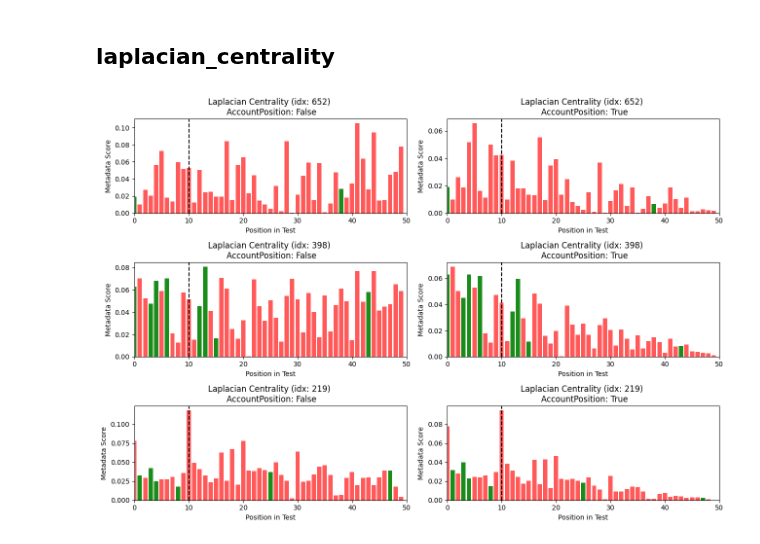
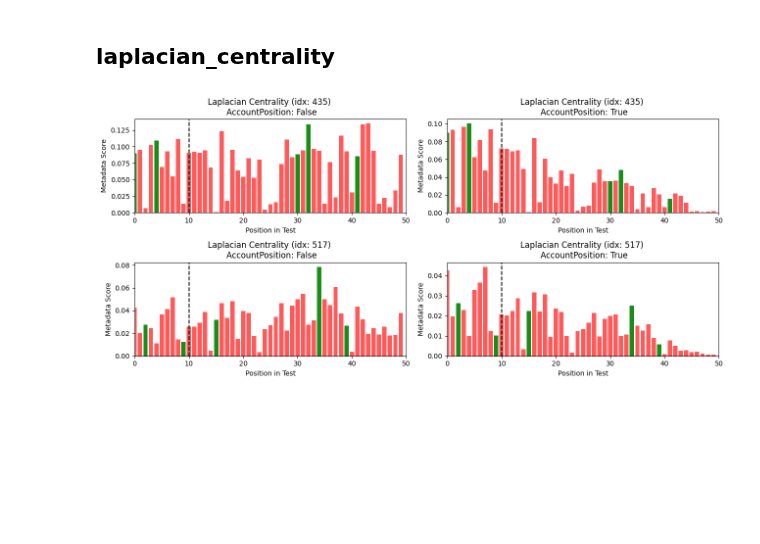
Before and after one commit to zyang37/beyond_vector_search, a Jupyter notebook: notebooks/re_rank.ipynb, the cells around one changed output. Saved outputs shown, nothing was run; the diff lists cells and outputs as text; code cells hidden in the pictures; blank space fills up the shorter version.

```diff
--- a/notebooks/re_rank.ipynb
+++ b/notebooks/re_rank.ipynb
@@ -535,14 +535,15 @@ def plot_degree_centrality_for_idx(sample_idx, test_res, gt_res, g_data, k, acco
 # %%
 # depend on number of random idx, make subplots, in 2 columns: accout for position and not
 
-number_of_plots = 3
+number_of_plots = 2
+random_idx_list = [random.randint(0, len(test_res)) for _ in range(number_of_plots)]
 
 fig, axs = plt.subplots(number_of_plots, 2, figsize=(13, 3*number_of_plots))
 
-for i in range(number_of_plots):
-    random_idx = random.randint(0, len(test_res))
+for i, random_idx in enumerate(random_idx_list):
     plot_degree_centrality_for_idx(random_idx, test_res, gt_res, g_data, k, account_for_position=False, ax=axs[i][0])
     plot_degree_centrality_for_idx(random_idx, test_res, gt_res, g_data, k, account_for_position=True, ax=axs[i][1])
 plt.tight_layout()
+plt.savefig("gt_study_plot/degree_centrality.pdf")
 plt.show()
 # %% [output]
@@ -582,14 +583,14 @@ def plot_closeness_centrality_for_idx(sample_idx, test_res, gt_res, g_data, k, a
     # plt.show()
     return ax
 # %%
-number_of_plots = 3
+number_of_plots = len(random_idx_list)
 
 fig, axs = plt.subplots(number_of_plots, 2, figsize=(13, 3*number_of_plots))
 
-for i in range(number_of_plots):
-    random_idx = random.randint(0, len(test_res))
+for i, random_idx in enumerate(random_idx_list):
     plot_closeness_centrality_for_idx(random_idx, test_res, gt_res, g_data, k, account_for_position=False, ax=axs[i][0])
     plot_closeness_centrality_for_idx(random_idx, test_res, gt_res, g_data, k, account_for_position=True, ax=axs[i][1])
 plt.tight_layout()
+plt.savefig("gt_study_plot/closeness_centrality.pdf")
 plt.show()
 # %% [output]
@@ -629,15 +630,15 @@ def plot_laplacian_centrality_for_idx(sample_idx, test_res, gt_res, g_data, k, a
     # plt.show()
     return ax
 # %%
-number_of_plots = 3
+number_of_plots = len(random_idx_list)
 
 fig, axs = plt.subplots(number_of_plots, 2, figsize=(13, 3*number_of_plots))
 
-for i in range(number_of_plots):
-    random_idx = random.randint(0, len(test_res))
+for i, random_idx in enumerate(random_idx_list):
     plot_laplacian_centrality_for_idx(random_idx, test_res, gt_res, g_data, k, account_for_position=False, ax=axs[i][0])
     plot_laplacian_centrality_for_idx(random_idx, test_res, gt_res, g_data, k, account_for_position=True, ax=axs[i][1])
 plt.tight_layout()
+plt.savefig("gt_study_plot/laplacian_centrality.pdf")
 plt.show()
 # %% [output]
-[figure, old version]
+[figure, new version]
```
Also changed, not shown: parts of 2 cells of this notebook, 1 other file.
